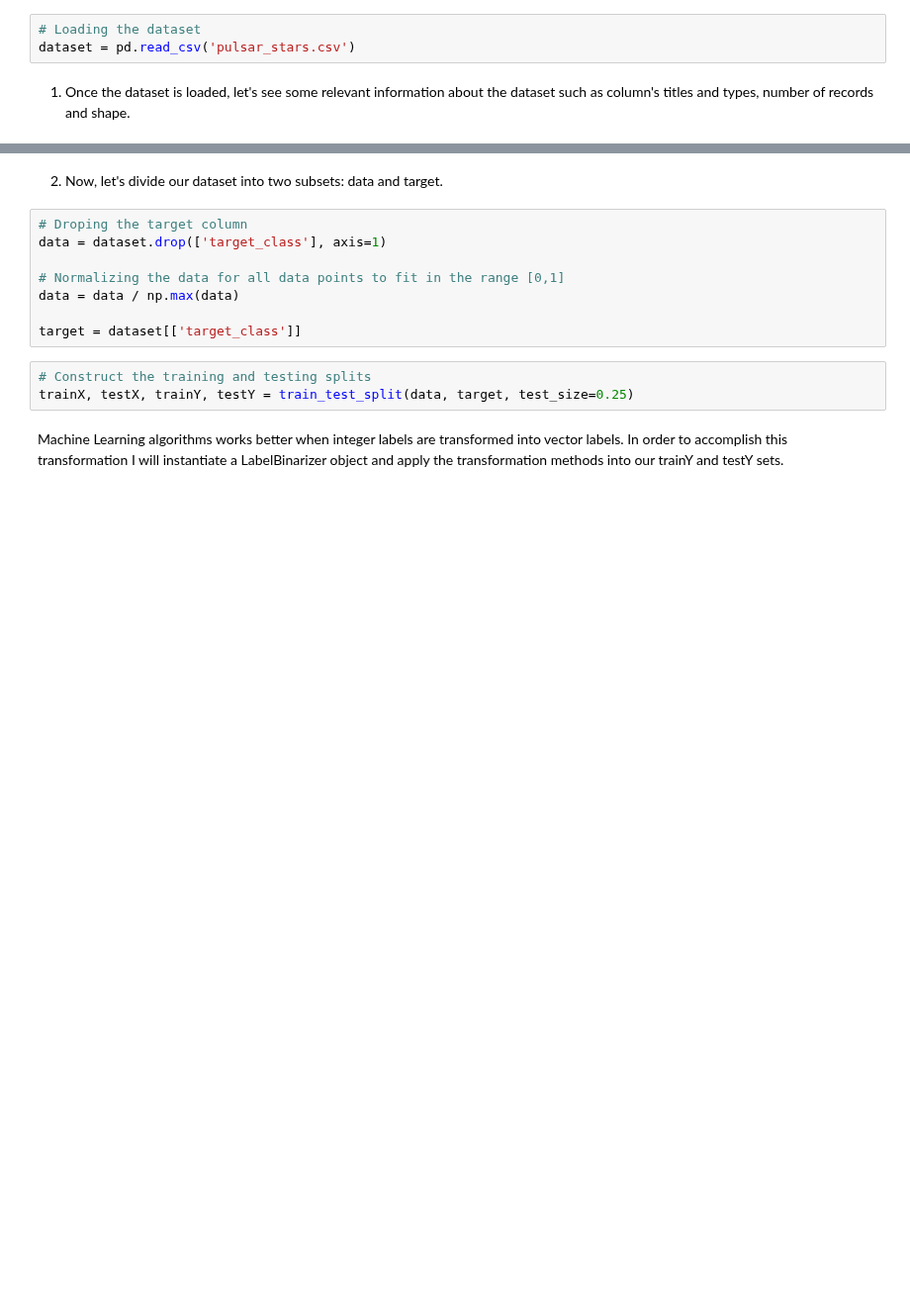
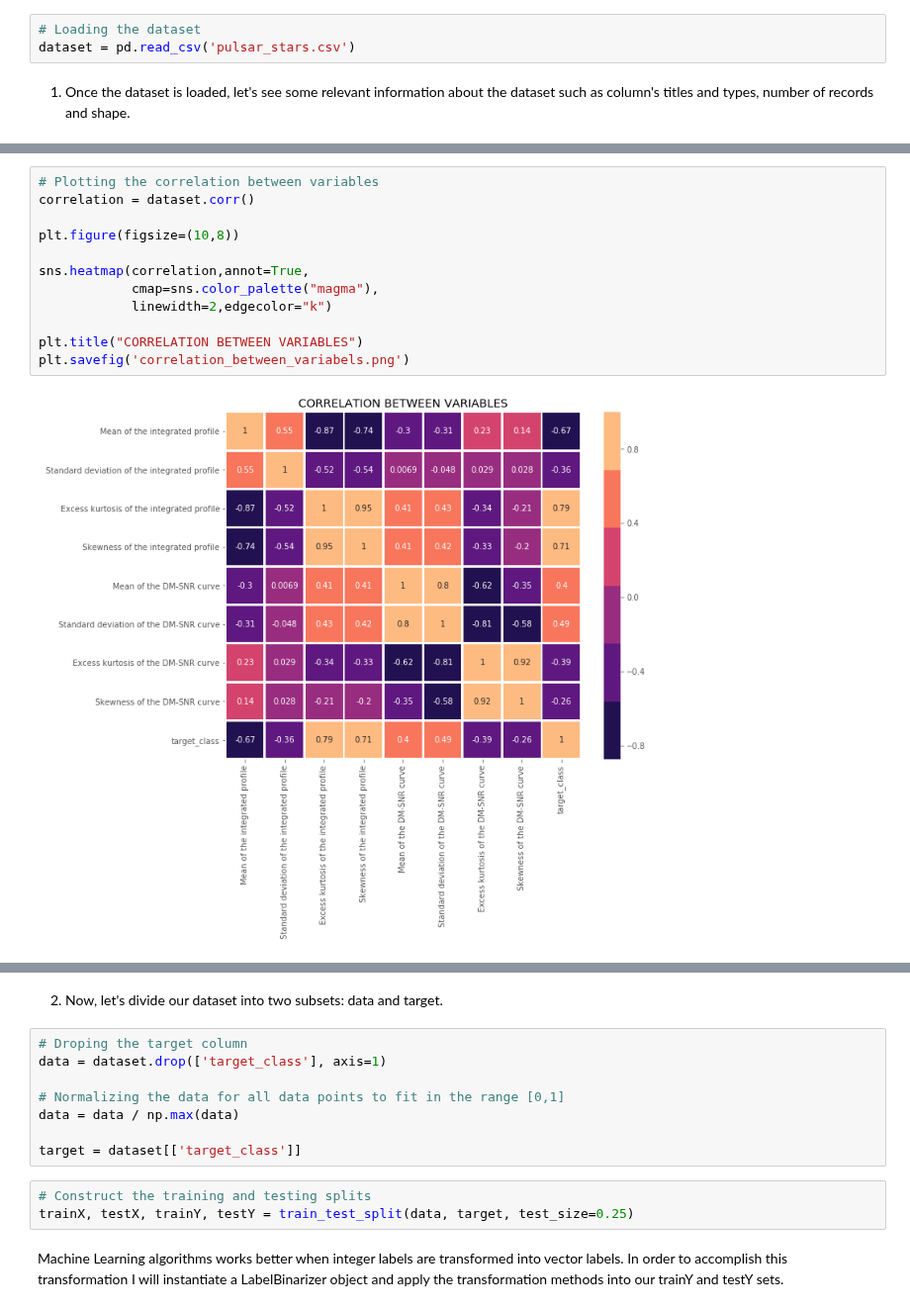
Before and after one commit to alexandrehsd/predicting-pulsar-stars, a Jupyter notebook: predicting_pulsar_stars.ipynb, the cells around one changed output, grey strips where cells are left out. Shown at 99% size. Cells and saved outputs as stored; diff of their text form; blank space fills up the shorter version.

Commit message:
Plots for a better visualization

```diff
--- a/predicting_pulsar_stars.ipynb
+++ b/predicting_pulsar_stars.ipynb
@@ -23,0 +53,14 @@ print(dataset.info())
+# %%
+# Plotting the correlation between variables
+correlation = dataset.corr()
+
+plt.figure(figsize=(10,8))
+
+sns.heatmap(correlation,annot=True,
+            cmap=sns.color_palette("magma"),
+            linewidth=2,edgecolor="k")
+
+plt.title("CORRELATION BETWEEN VARIABLES")
+plt.savefig('correlation_between_variabels.png')
+# %% [output]
+[figure, added]
```
Also changed, not shown: parts of 11 cells of this notebook.
